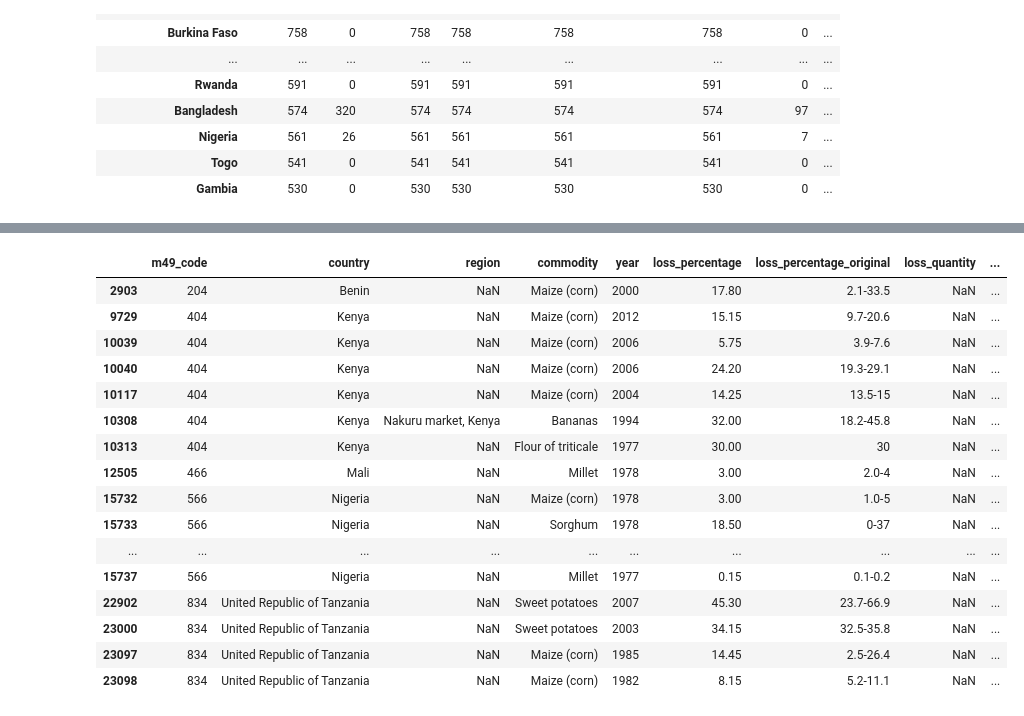
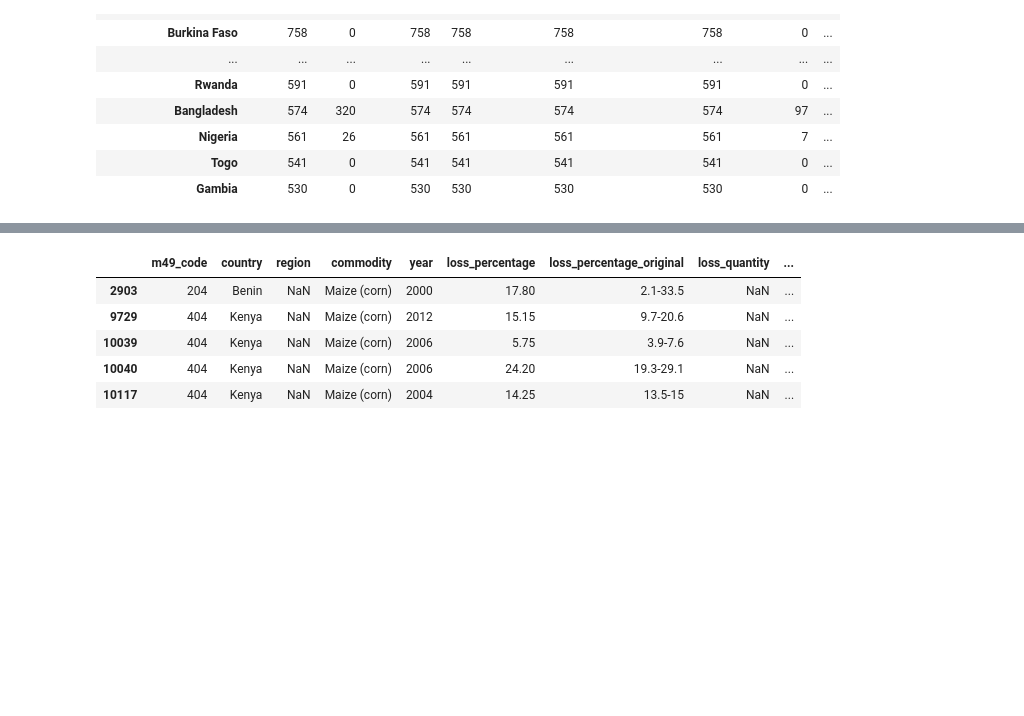
Before and after one commit to alanisrperez/food-waste-patterns, a Jupyter notebook: food-waste-tatyana.ipynb, the cells around one changed output, grey strips where cells are left out. Drawn from its saved outputs; the diff is of its cells as text; code cells hidden in the pictures; blank space fills up the shorter version.

```diff
--- a/food-waste-tatyana.ipynb
+++ b/food-waste-tatyana.ipynb
@@ -114,22 +105,12 @@ african_data
 # %%
+# isolate blank rows for food_supply_stage and activity1
 blank_rows = african_data[african_data['food_supply_stage'].isnull() | (african_data['food_supply_stage'] == '') & (african_data['activity1'].isnull())]
-blank_rows
+blank_rows.head()
 # %% [output]
 |  | m49_code | country | region | commodity | year | loss_percentage | loss_percentage_original | loss_quantity | ... |
 | 2903 | 204 | Benin | NaN | Maize (corn) | 2000 | 17.80 | 2.1-33.5 | NaN | ... |
 | 9729 | 404 | Kenya | NaN | Maize (corn) | 2012 | 15.15 | 9.7-20.6 | NaN | ... |
 | 10039 | 404 | Kenya | NaN | Maize (corn) | 2006 | 5.75 | 3.9-7.6 | NaN | ... |
 | 10040 | 404 | Kenya | NaN | Maize (corn) | 2006 | 24.20 | 19.3-29.1 | NaN | ... |
 | 10117 | 404 | Kenya | NaN | Maize (corn) | 2004 | 14.25 | 13.5-15 | NaN | ... |
-| 10308 | 404 | Kenya | Nakuru market, Kenya | Bananas | 1994 | 32.00 | 18.2-45.8 | NaN | ... |
-| 10313 | 404 | Kenya | NaN | Flour of triticale | 1977 | 30.00 | 30 | NaN | ... |
-| 12505 | 466 | Mali | NaN | Millet | 1978 | 3.00 | 2.0-4 | NaN | ... |
-| 15732 | 566 | Nigeria | NaN | Maize (corn) | 1978 | 3.00 | 1.0-5 | NaN | ... |
-| 15733 | 566 | Nigeria | NaN | Sorghum | 1978 | 18.50 | 0-37 | NaN | ... |
-| ... | ... | ... | ... | ... | ... | ... | ... | ... | ... |
-| 15737 | 566 | Nigeria | NaN | Millet | 1977 | 0.15 | 0.1-0.2 | NaN | ... |
-| 22902 | 834 | United Republic of Tanzania | NaN | Sweet potatoes | 2007 | 45.30 | 23.7-66.9 | NaN | ... |
-| 23000 | 834 | United Republic of Tanzania | NaN | Sweet potatoes | 2003 | 34.15 | 32.5-35.8 | NaN | ... |
-| 23097 | 834 | United Republic of Tanzania | NaN | Maize (corn) | 1985 | 14.45 | 2.5-26.4 | NaN | ... |
-| 23098 | 834 | United Republic of Tanzania | NaN | Maize (corn) | 1982 | 8.15 | 5.2-11.1 | NaN | ... |
 # %%
```
Also changed, not shown: parts of 66 cells of this notebook, 3 other files.
